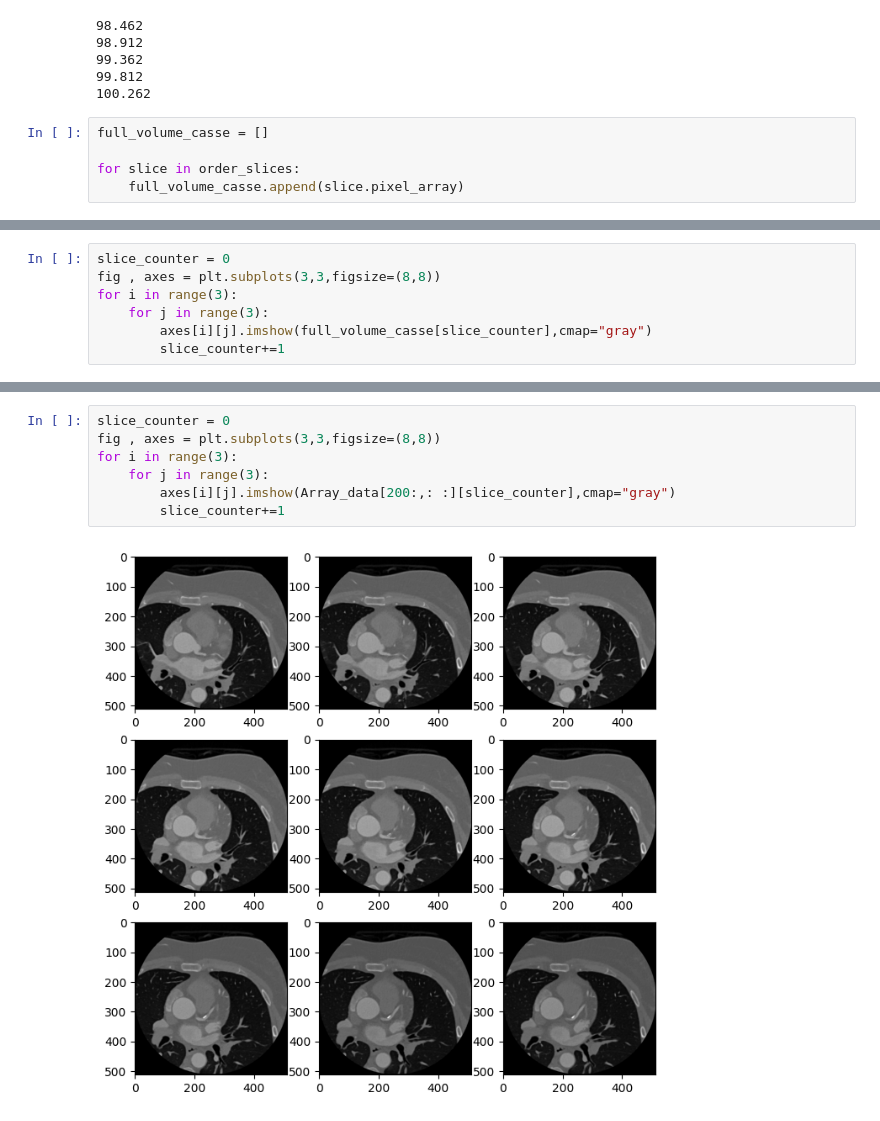
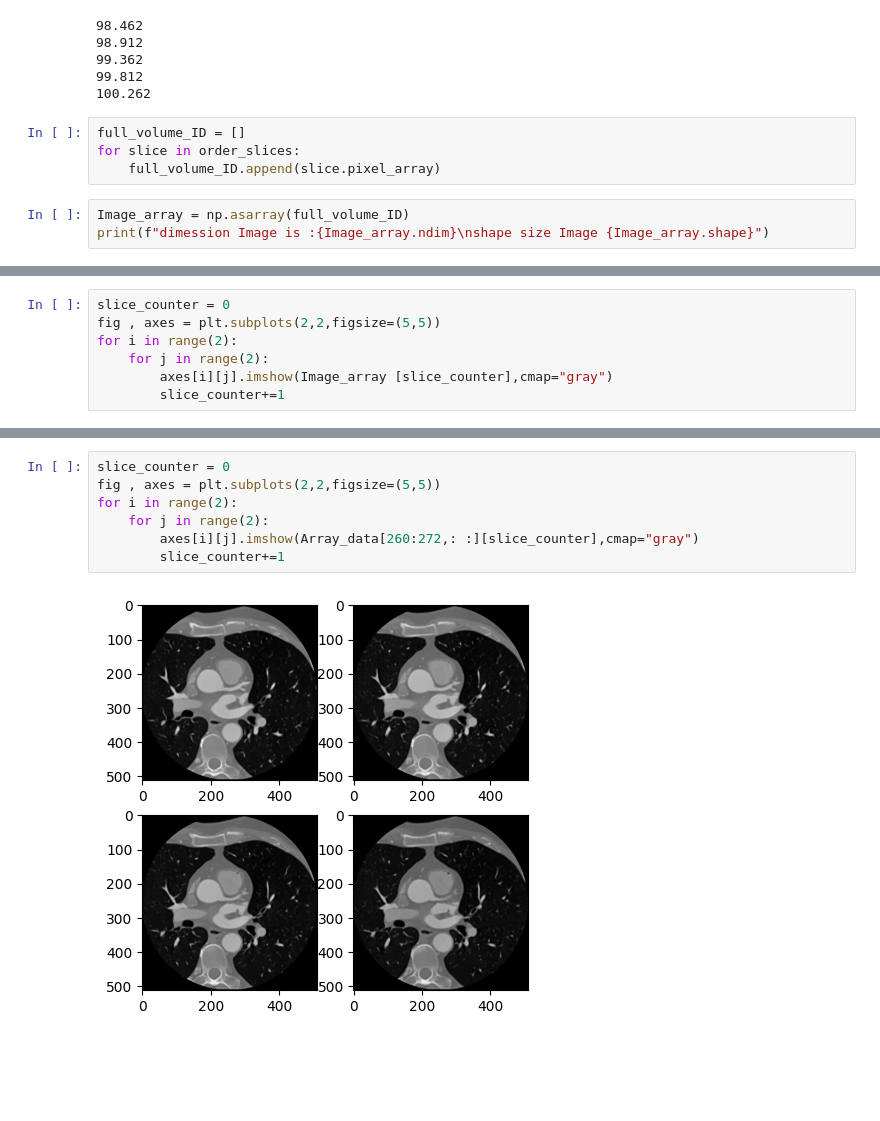
Before and after one commit to youness-elbrag/BioMedical-image-processing, a Jupyter notebook: Chapter-BIoMedical-Real-Data/Introductions to Dicom Medical imaging Processing techincs.ipynb, the cells around one changed output, grey strips where cells are left out. Saved outputs shown, nothing was run; the diff lists cells and outputs as text; blank space fills up the shorter version.

```diff
--- a/Chapter-BIoMedical-Real-Data/Introductions to Dicom Medical imaging Processing techincs.ipynb
+++ b/Chapter-BIoMedical-Real-Data/Introductions to Dicom Medical imaging Processing techincs.ipynb
@@ -98,7 +120,9 @@ for slice in order_slices[:5]:
 99.812
 100.262
 # %%
-full_volume_casse = []
-
+full_volume_ID = []
 for slice in order_slices:
-    full_volume_casse.append(slice.pixel_array)
+    full_volume_ID.append(slice.pixel_array)
+# %%
+Image_array = np.asarray(full_volume_ID)
+print(f"dimession Image is :{Image_array.ndim}\nshape size Image {Image_array.shape}")
@@ -105,8 +132,8 @@ for slice in order_slices:
 # %%
 slice_counter = 0
-fig , axes = plt.subplots(3,3,figsize=(8,8))
-for i in range(3):
-    for j in range(3):
-        axes[i][j].imshow(full_volume_casse[slice_counter],cmap="gray")
+fig , axes = plt.subplots(2,2,figsize=(5,5))
+for i in range(2):
+    for j in range(2):
+        axes[i][j].imshow(Image_array [slice_counter],cmap="gray")
         slice_counter+=1
 # %% [output]
@@ -134,9 +158,9 @@ print(f" Series IDs of Cases is {reader},\n Sample Dicom file taken is : , {read
 # %%
 slice_counter = 0
-fig , axes = plt.subplots(3,3,figsize=(8,8))
-for i in range(3):
-    for j in range(3):
-        axes[i][j].imshow(Array_data[200:,: :][slice_counter],cmap="gray")
+fig , axes = plt.subplots(2,2,figsize=(5,5))
+for i in range(2):
+    for j in range(2):
+        axes[i][j].imshow(Array_data[260:272,: :][slice_counter],cmap="gray")
         slice_counter+=1
 # %% [output]
-[figure, old version]
+[figure, new version]
```
Also changed, not shown: parts of 29 cells of this notebook, 1 other file.
